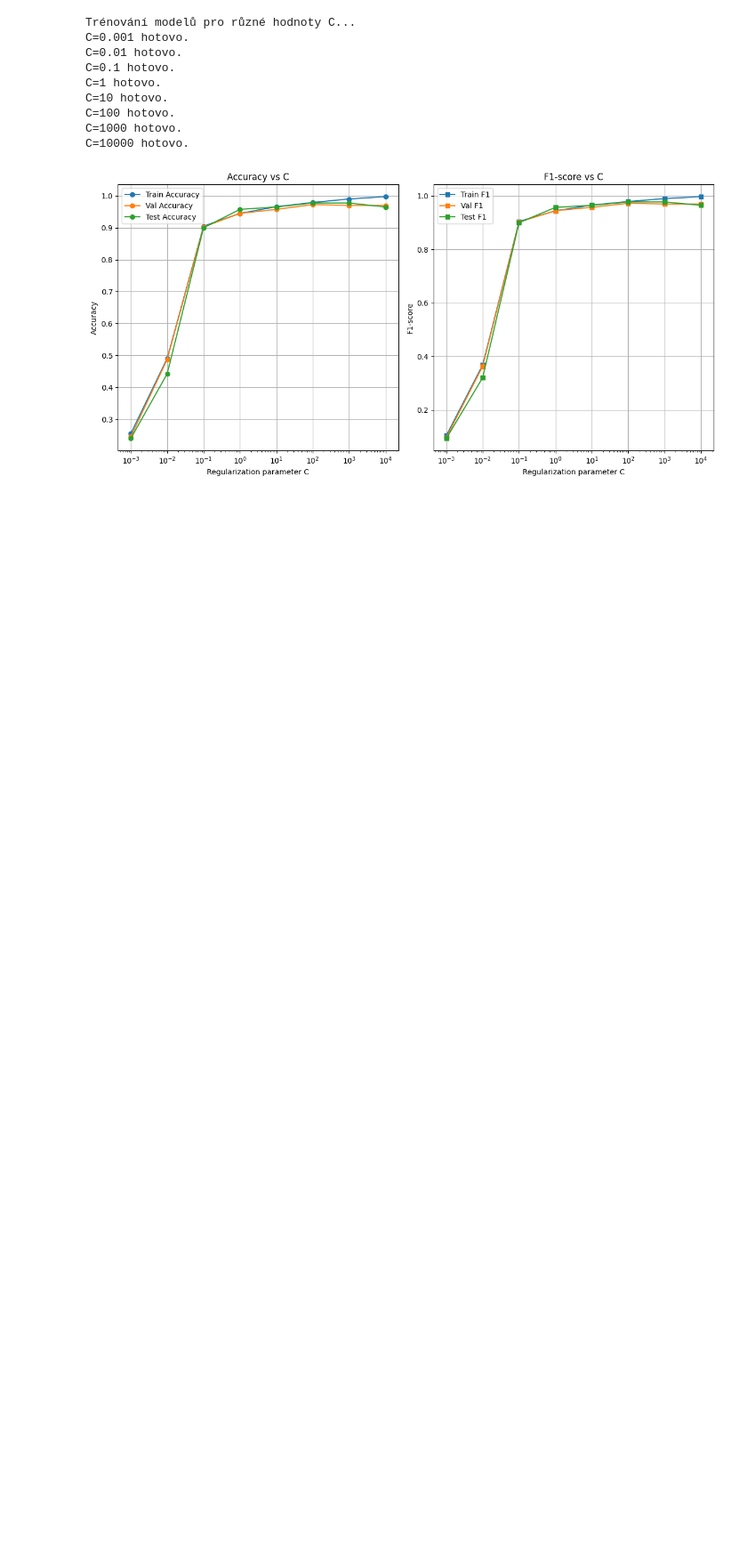
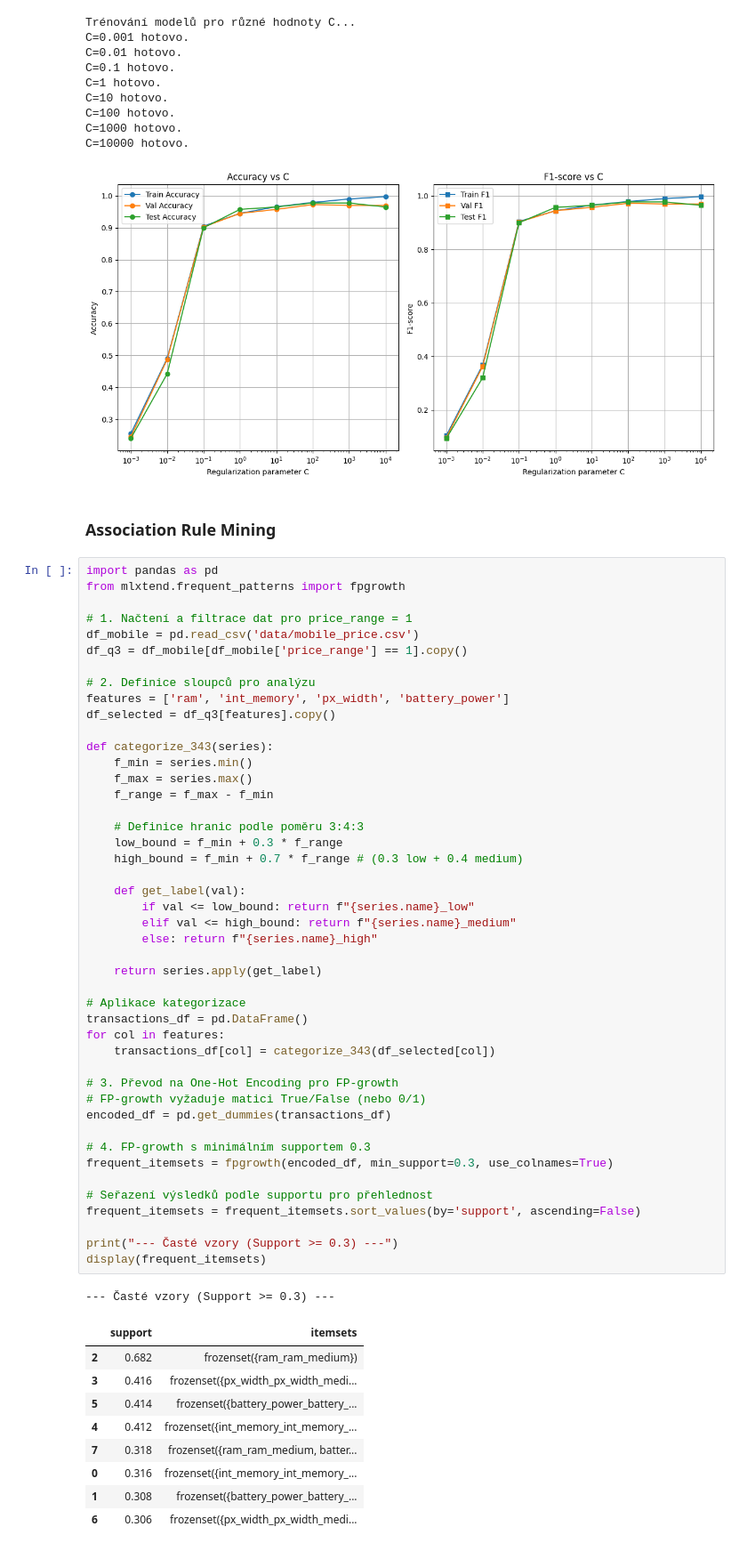
Before and after one commit to mijka-cloud/DM2026-Assignment-1, a Jupyter notebook: Real_World_Classification.ipynb, the cells around one changed output. Shown at 89% size. Drawn from its saved outputs; the diff is of its cells as text; blank space fills up the shorter version.

```diff
--- a/Real_World_Classification.ipynb
+++ b/Real_World_Classification.ipynb
@@ -615,3 +615,61 @@ C=100 hotovo.
 C=1000 hotovo.
 C=10000 hotovo.
 [figure]
+# %% [markdown]
+### Association Rule Mining
+# %%
+import pandas as pd
+from mlxtend.frequent_patterns import fpgrowth
+
+# 1. Načtení a filtrace dat pro price_range = 1
+df_mobile = pd.read_csv('data/mobile_price.csv')
+df_q3 = df_mobile[df_mobile['price_range'] == 1].copy()
+
+# 2. Definice sloupců pro analýzu
+features = ['ram', 'int_memory', 'px_width', 'battery_power']
+df_selected = df_q3[features].copy()
+
+def categorize_343(series):
+    f_min = series.min()
+    f_max = series.max()
+    f_range = f_max - f_min
+
+    # Definice hranic podle poměru 3:4:3
+    low_bound = f_min + 0.3 * f_range
+    high_bound = f_min + 0.7 * f_range # (0.3 low + 0.4 medium)
+
+    def get_label(val):
+        if val <= low_bound: return f"{series.name}_low"
+        elif val <= high_bound: return f"{series.name}_medium"
+        else: return f"{series.name}_high"
+
+    return series.apply(get_label)
+
+# Aplikace kategorizace
+transactions_df = pd.DataFrame()
+for col in features:
+    transactions_df[col] = categorize_343(df_selected[col])
+
+# 3. Převod na One-Hot Encoding pro FP-growth
+# FP-growth vyžaduje matici True/False (nebo 0/1)
+encoded_df = pd.get_dummies(transactions_df)
+
+# 4. FP-growth s minimálním supportem 0.3
+frequent_itemsets = fpgrowth(encoded_df, min_support=0.3, use_colnames=True)
+
+# Seřazení výsledků podle supportu pro přehlednost
+frequent_itemsets = frequent_itemsets.sort_values(by='support', ascending=False)
+
+print("--- Časté vzory (Support >= 0.3) ---")
+display(frequent_itemsets)
+# %% [output]
+--- Časté vzory (Support >= 0.3) ---
+|  | support | itemsets |
+| 2 | 0.682 | frozenset({ram_ram_medium}) |
+| 3 | 0.416 | frozenset({px_width_px_width_medi... |
+| 5 | 0.414 | frozenset({battery_power_battery_... |
+| 4 | 0.412 | frozenset({int_memory_int_memory_... |
+| 7 | 0.318 | frozenset({ram_ram_medium, batter... |
+| 0 | 0.316 | frozenset({int_memory_int_memory_... |
+| 1 | 0.308 | frozenset({battery_power_battery_... |
+| 6 | 0.306 | frozenset({px_width_px_width_medi... |
```
Also changed, not shown: parts of 4 cells of this notebook.
